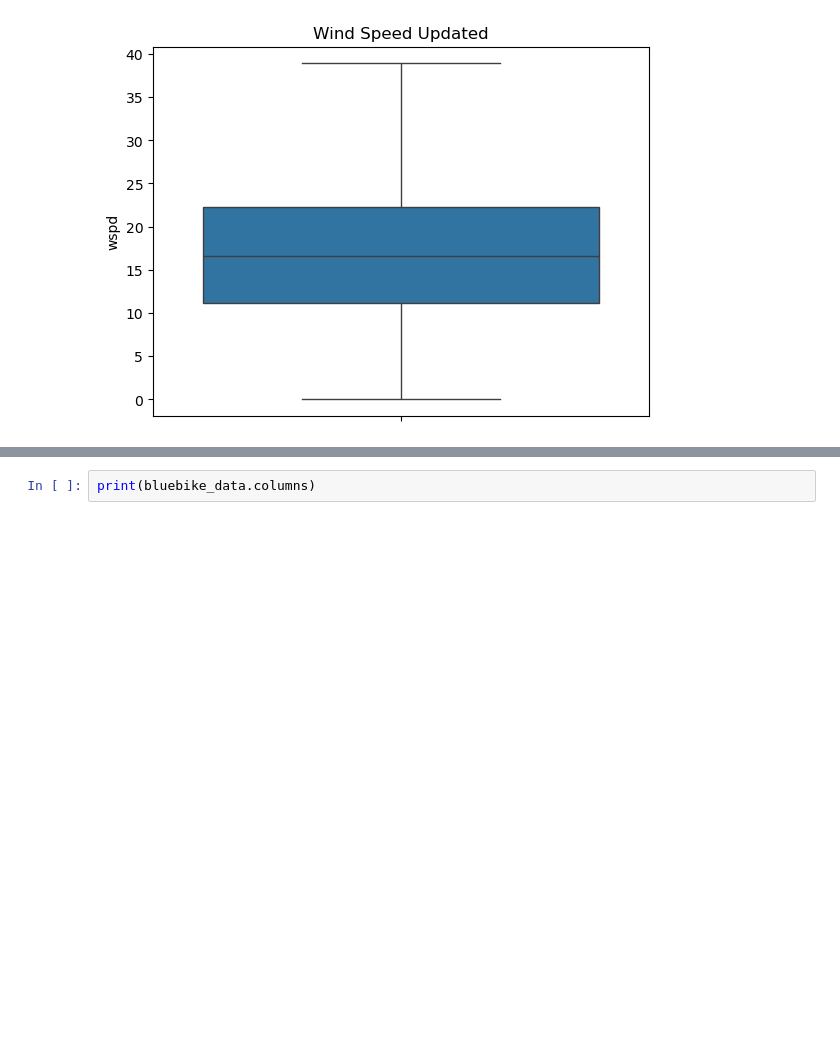
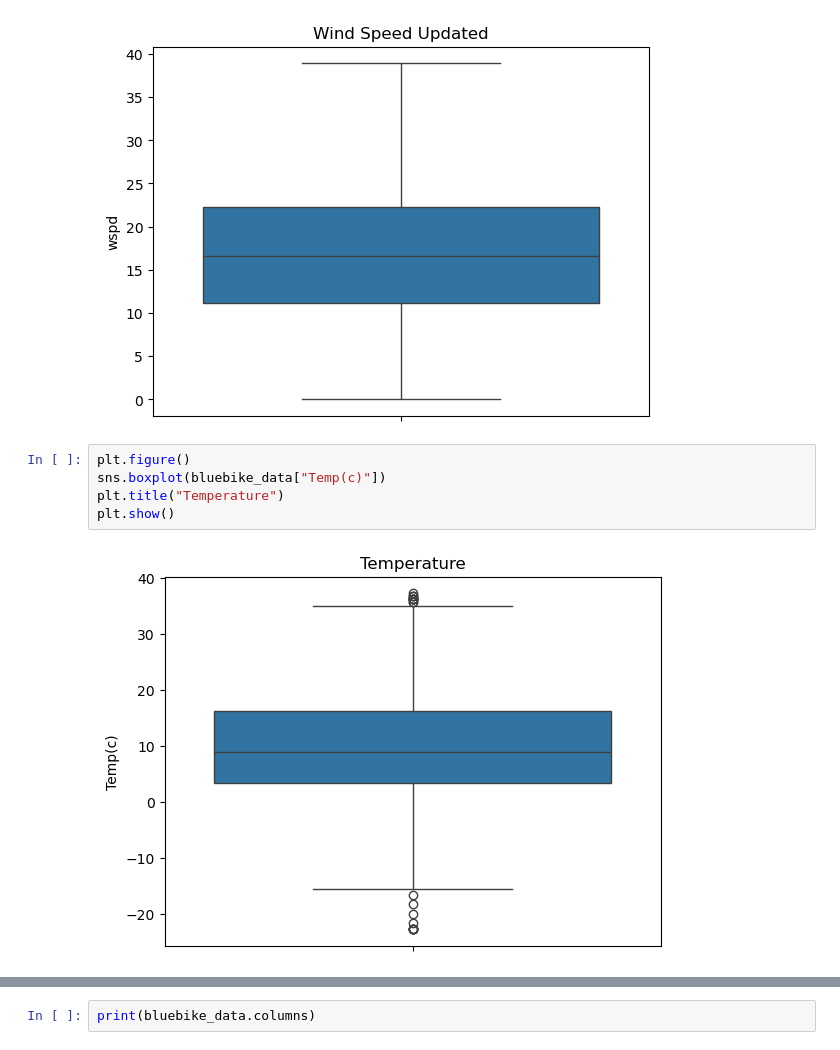
Before and after one commit to ktvella/Blue-Bikes-Analytics-Project, a Jupyter notebook: Blue Bike Analysis.ipynb, the cells around one changed output, grey strips where cells are left out. Drawn from its saved outputs; the diff is of its cells as text; blank space fills up the shorter version.

```diff
--- a/Blue Bike Analysis.ipynb
+++ b/Blue Bike Analysis.ipynb
@@ -201,3 +197,10 @@ plt.title("Wind Speed Updated")
 plt.show()
 # %% [output]
 [figure]
+# %%
+plt.figure()
+sns.boxplot(bluebike_data["Temp(c)"])
+plt.title("Temperature")
+plt.show()
+# %% [output]
+[figure, added]
```
Also changed, not shown: parts of 21 cells of this notebook.
